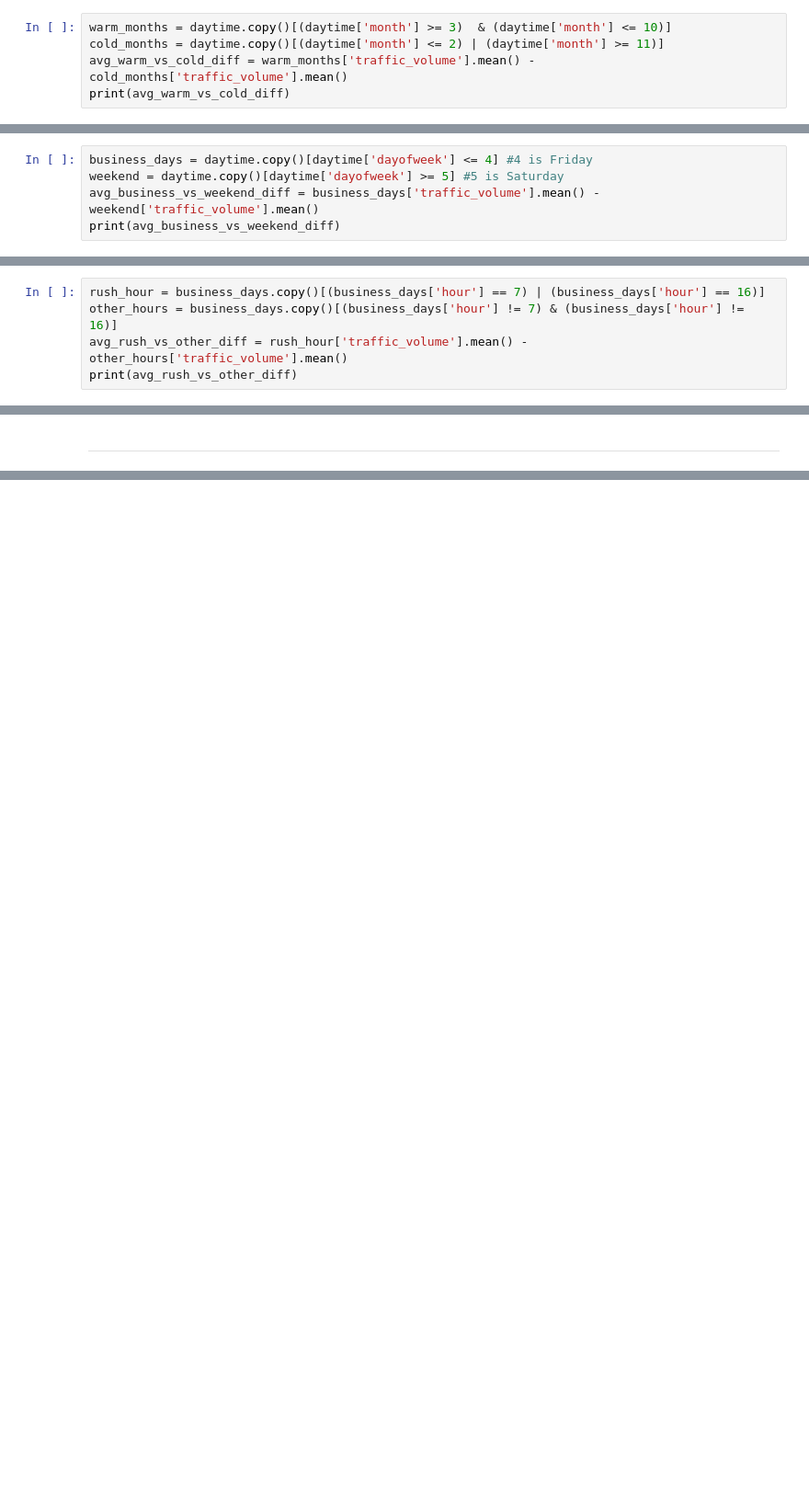
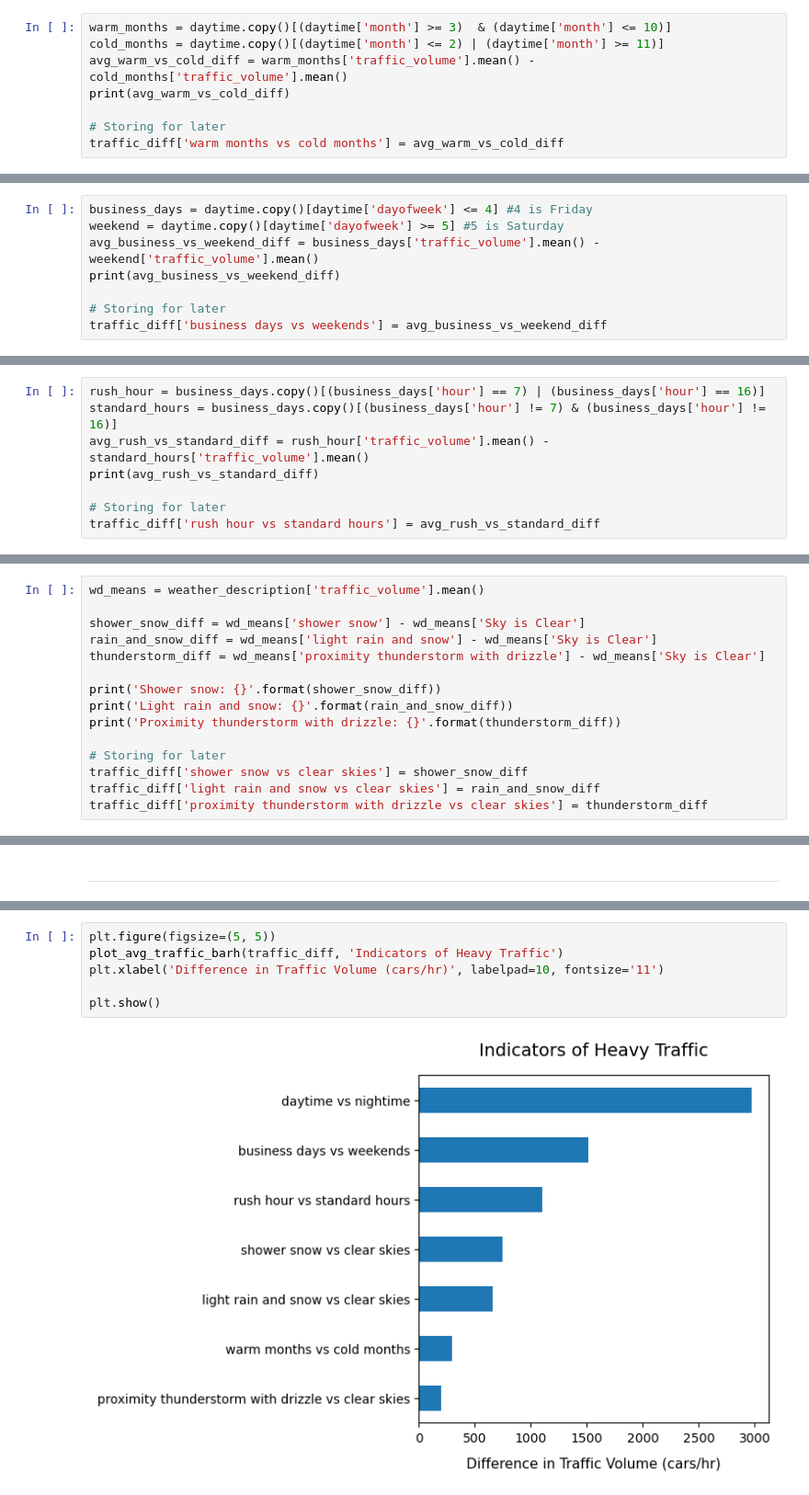
Before and after one commit to CodyTheCoderPrice/Finding-Heavy-Traffic-Indicators-on-I94, a Jupyter notebook: Finding Heavy Traffic Indicators on I-94.ipynb, the cells around one changed output, grey strips where cells are left out. Shown at 92% size. Saved outputs shown, nothing was run; the diff lists cells and outputs as text; blank space fills up the shorter version.

Commit message:
Visiualized differences in averages

```diff
--- a/Finding Heavy Traffic Indicators on I-94.ipynb
+++ b/Finding Heavy Traffic Indicators on I-94.ipynb
@@ -318,6 +321,9 @@ warm_months = daytime.copy()[(daytime['month'] >= 3)  & (daytime['month'] <= 10)
 cold_months = daytime.copy()[(daytime['month'] <= 2) | (daytime['month'] >= 11)]
 avg_warm_vs_cold_diff = warm_months['traffic_volume'].mean() - cold_months['traffic_volume'].mean()
 print(avg_warm_vs_cold_diff)
+
+# Storing for later
+traffic_diff['warm months vs cold months'] = avg_warm_vs_cold_diff
 # %% [output]
 299.35208254214376
 # %% [markdown]
@@ -351,6 +357,9 @@ business_days = daytime.copy()[daytime['dayofweek'] <= 4] #4 is Friday
 weekend = daytime.copy()[daytime['dayofweek'] >= 5] #5 is Saturday
 avg_business_vs_weekend_diff = business_days['traffic_volume'].mean() - weekend['traffic_volume'].mean()
 print(avg_business_vs_weekend_diff)
+
+# Storing for later
+traffic_diff['business days vs weekends'] = avg_business_vs_weekend_diff
 # %% [output]
 1509.7590943122673
 # %% [markdown]
@@ -388,9 +397,12 @@ plt.show()
 [figure]
 # %%
 rush_hour = business_days.copy()[(business_days['hour'] == 7) | (business_days['hour'] == 16)]
-other_hours = business_days.copy()[(business_days['hour'] != 7) & (business_days['hour'] != 16)]
-avg_rush_vs_other_diff = rush_hour['traffic_volume'].mean() - other_hours['traffic_volume'].mean()
-print(avg_rush_vs_other_diff)
+standard_hours = business_days.copy()[(business_days['hour'] != 7) & (business_days['hour'] != 16)]
+avg_rush_vs_standard_diff = rush_hour['traffic_volume'].mean() - standard_hours['traffic_volume'].mean()
+print(avg_rush_vs_standard_diff)
+
+# Storing for later
+traffic_diff['rush hour vs standard hours'] = avg_rush_vs_standard_diff
 # %% [output]
 1104.3245563802402
 # %% [markdown]
@@ -472,0 +485,15 @@ We can see there are three types of weather that cause traffic volume to exceed
+# %%
+wd_means = weather_description['traffic_volume'].mean()
+
+shower_snow_diff = wd_means['shower snow'] - wd_means['Sky is Clear']
+rain_and_snow_diff = wd_means['light rain and snow'] - wd_means['Sky is Clear']
+thunderstorm_diff = wd_means['proximity thunderstorm with drizzle'] - wd_means['Sky is Clear']
+
+print('Shower snow: {}'.format(shower_snow_diff))
+print('Light rain and snow: {}'.format(rain_and_snow_diff))
+print('Proximity thunderstorm with drizzle: {}'.format(thunderstorm_diff))
+
+# Storing for later
+traffic_diff['shower snow vs clear skies'] = shower_snow_diff
+traffic_diff['light rain and snow vs clear skies'] = rain_and_snow_diff
+traffic_diff['proximity thunderstorm with drizzle vs clear skies'] = thunderstorm_diff
@@ -476,0 +513,8 @@ ___
+# %%
+plt.figure(figsize=(5, 5))
+plot_avg_traffic_barh(traffic_diff, 'Indicators of Heavy Traffic')
+plt.xlabel('Difference in Traffic Volume (cars/hr)', labelpad=10, fontsize='11')
+
+plt.show()
+# %% [output]
+[figure, added]
```
Also changed, not shown: parts of 28 cells of this notebook.
